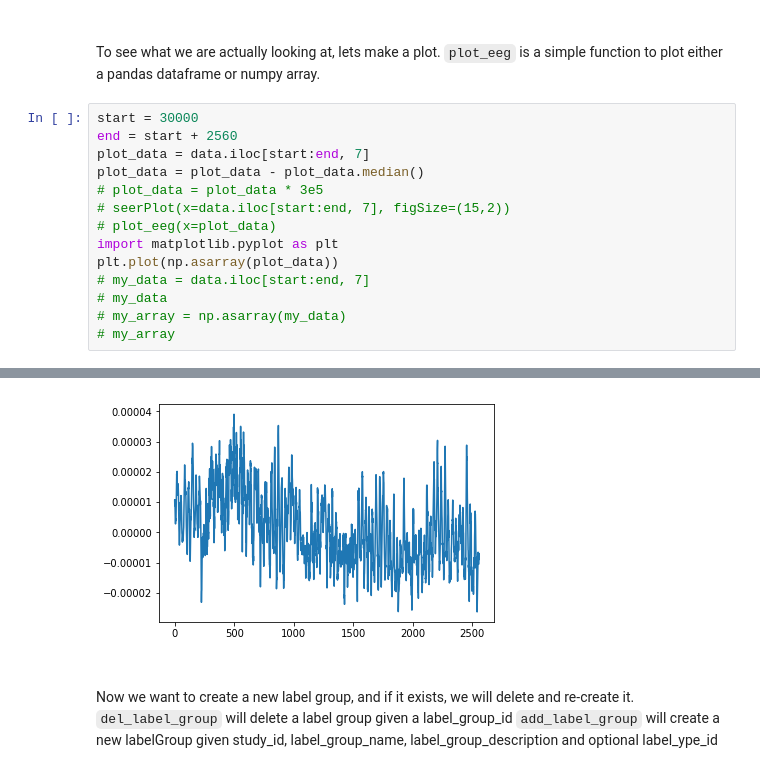
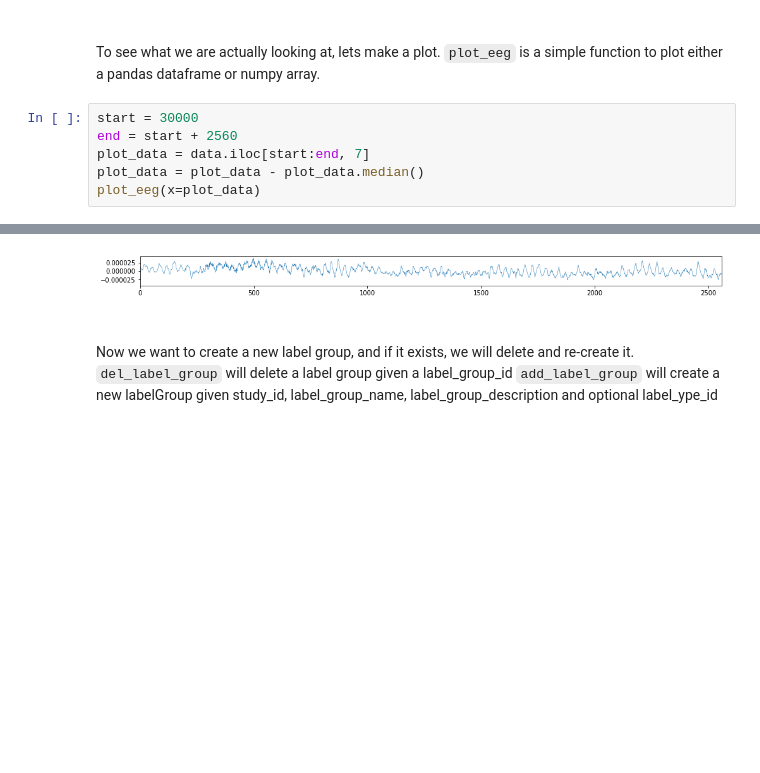
Before and after one commit to seermedical/seer-py, a Jupyter notebook: Examples/Example.ipynb, the cells around one changed output, grey strips where cells are left out. Cells and saved outputs as stored; diff of their text form; blank space fills up the shorter version.

Commit message:
Fixed a couple of issues in plot_eeg and updated the example jupyter notebook

```diff
--- a/Examples/Example.ipynb
+++ b/Examples/Example.ipynb
@@ -83,13 +83,5 @@ start = 30000
 end = start + 2560
 plot_data = data.iloc[start:end, 7]
 plot_data = plot_data - plot_data.median()
-# plot_data = plot_data * 3e5
-# seerPlot(x=data.iloc[start:end, 7], figSize=(15,2))
-# plot_eeg(x=plot_data)
-import matplotlib.pyplot as plt
-plt.plot(np.asarray(plot_data))
-# my_data = data.iloc[start:end, 7]
-# my_data
-# my_array = np.asarray(my_data)
-# my_array
+plot_eeg(x=plot_data)
 # %% [output]
@@ -97,4 +89,4 @@ plt.plot(np.asarray(plot_data))
-[figure, old version]
+[figure, new version]
 # %% [markdown]
 ####
 Now we want to create a new label group, and if it exists, we will delete and re-create it.
```
Also changed, not shown: parts of 8 cells of this notebook, 1 other file.
